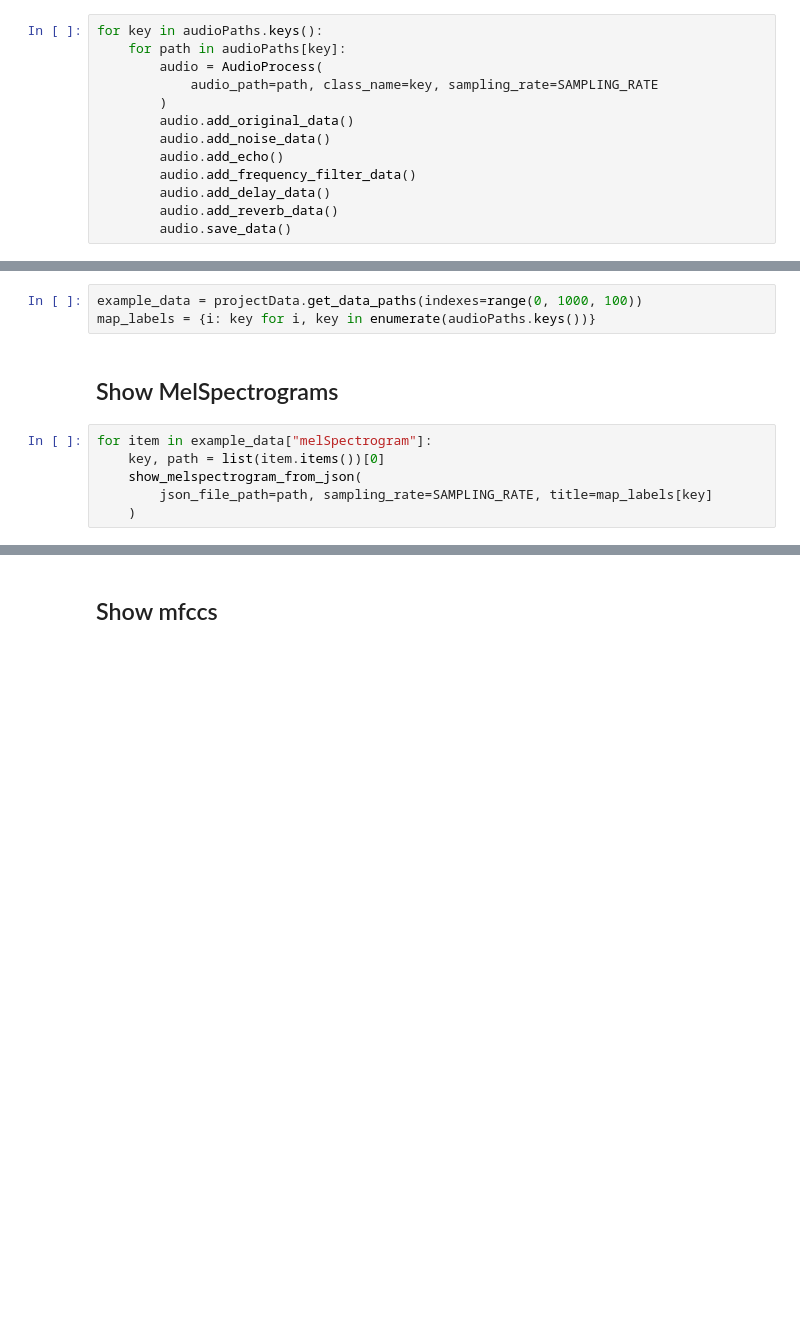
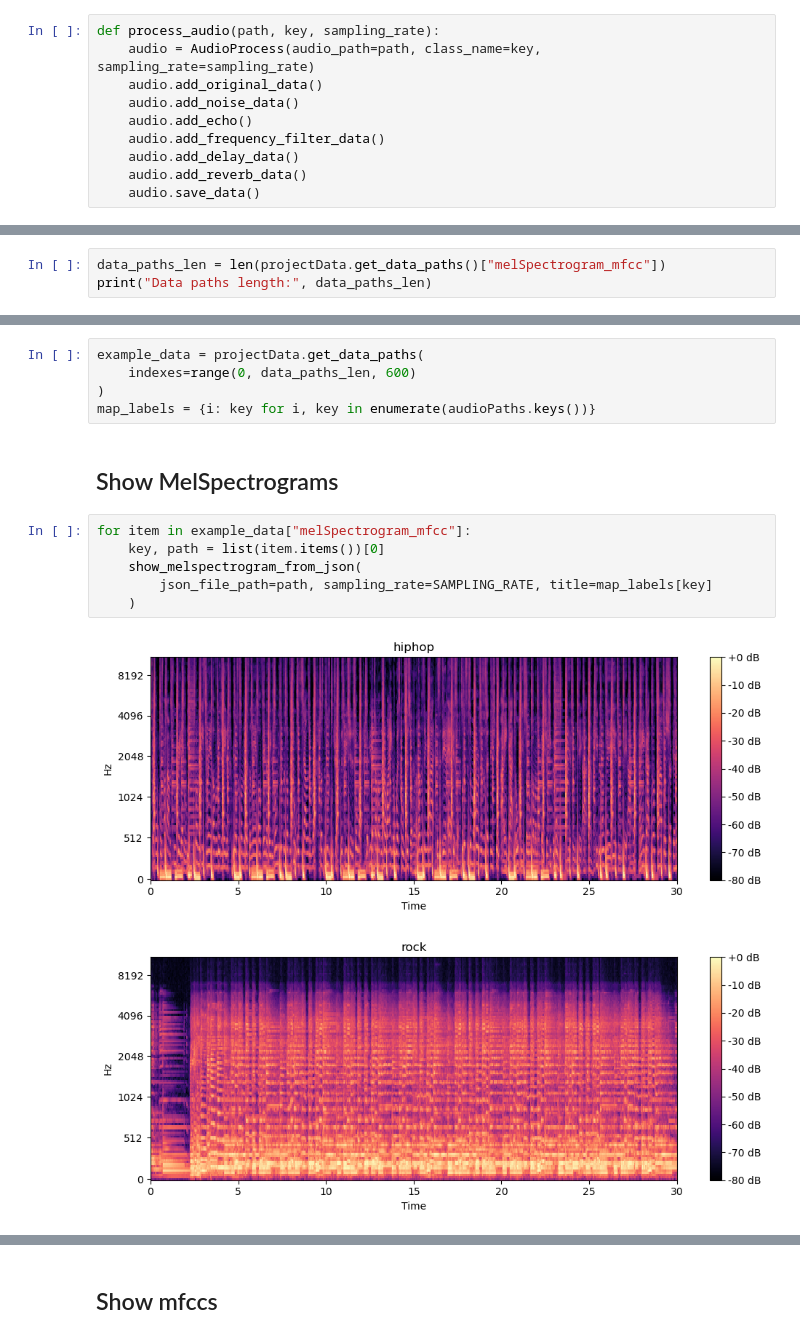
Before and after one commit to MaxenV/Music-Genre-Classification, a Jupyter notebook: code/preprocessing/preprocessing.ipynb, the cells around one changed output, grey strips where cells are left out. Drawn from its saved outputs; the diff is of its cells as text; blank space fills up the shorter version.

```diff
--- a/code/preprocessing/preprocessing.ipynb
+++ b/code/preprocessing/preprocessing.ipynb
@@ -26,15 +27,12 @@ audioPaths = projectData.get_audio_paths()
 # %% [markdown]
 Create melSpectrograms and mfcc with augmented data
 # %%
-for key in audioPaths.keys():
-    for path in audioPaths[key]:
-        audio = AudioProcess(
-            audio_path=path, class_name=key, sampling_rate=SAMPLING_RATE
-        )
-        audio.add_original_data()
-        audio.add_noise_data()
-        audio.add_echo()
-        audio.add_frequency_filter_data()
-        audio.add_delay_data()
-        audio.add_reverb_data()
-        audio.save_data()
+def process_audio(path, key, sampling_rate):
+    audio = AudioProcess(audio_path=path, class_name=key, sampling_rate=sampling_rate)
+    audio.add_original_data()
+    audio.add_noise_data()
+    audio.add_echo()
+    audio.add_frequency_filter_data()
+    audio.add_delay_data()
+    audio.add_reverb_data()
+    audio.save_data()
@@ -42,3 +49,6 @@ for key in audioPaths.keys():
 # Show examples
 # %% [markdown]
 Get data paths and labels
+# %%
+data_paths_len = len(projectData.get_data_paths()["melSpectrogram_mfcc"])
+print("Data paths length:", data_paths_len)
@@ -45,11 +57,16 @@ Get data paths and labels
 # %%
-example_data = projectData.get_data_paths(indexes=range(0, 1000, 100))
+example_data = projectData.get_data_paths(
+    indexes=range(0, data_paths_len, 600)
+)
 map_labels = {i: key for i, key in enumerate(audioPaths.keys())}
 # %% [markdown]
 ## Show MelSpectrograms
 # %%
-for item in example_data["melSpectrogram"]:
+for item in example_data["melSpectrogram_mfcc"]:
     key, path = list(item.items())[0]
     show_melspectrogram_from_json(
         json_file_path=path, sampling_rate=SAMPLING_RATE, title=map_labels[key]
     )
+# %% [output]
+[figure, added]
+[figure, added]
```
Also changed, not shown: parts of 5 cells of this notebook.
